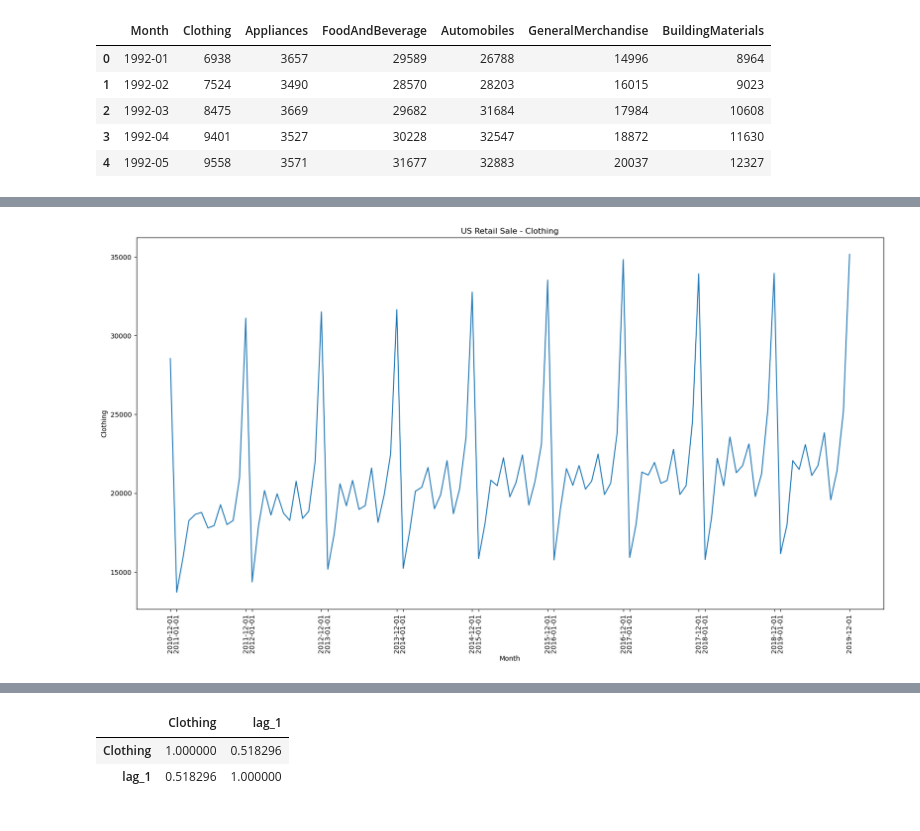
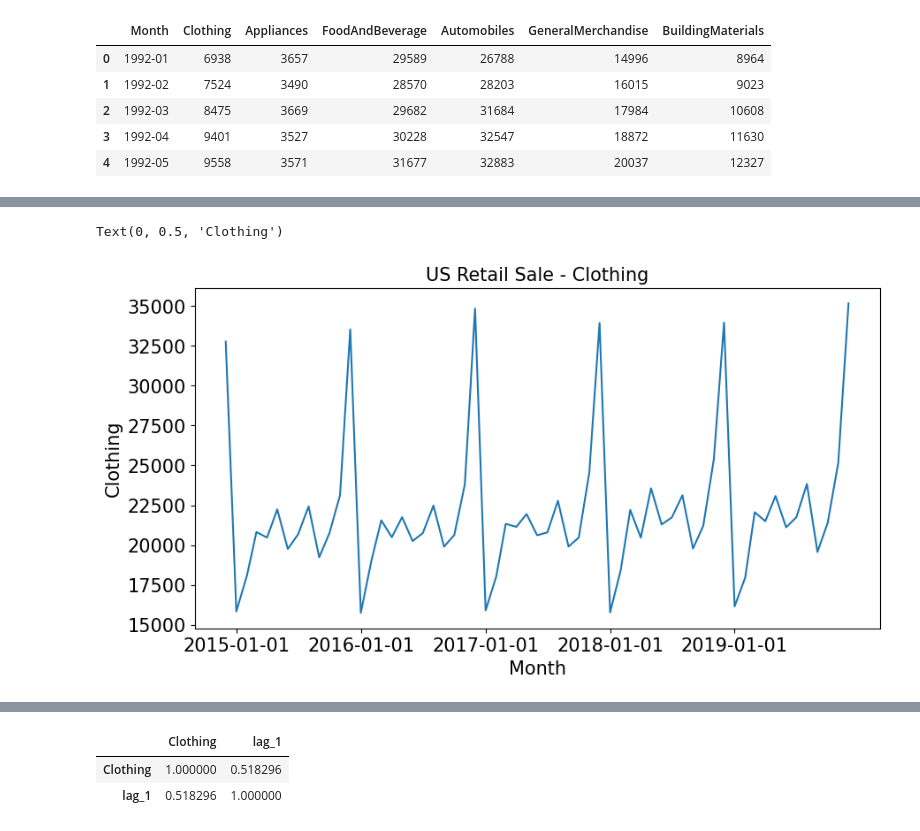
Before and after one commit to lhduc94/timeseries, a Jupyter notebook: notebooks/seasonal.ipynb, the cells around one changed output, grey strips where cells are left out. Saved outputs shown, nothing was run; the diff lists cells and outputs as text; code cells hidden in the pictures.

```diff
--- a/notebooks/seasonal.ipynb
+++ b/notebooks/seasonal.ipynb
@@ -15,7 +15,7 @@ df.head()
 # %%
 df['Month'] = pd.to_datetime(df['Month'])
 # %%
-data = df[df.Month>=pd.to_datetime('2010-12-01')]
+data = df[df.Month>=pd.to_datetime('2014-12-01')]
 # %%
 data
 # %% [output]
@@ -42,20 +40,19 @@ array(['2010-12-01T00:00:00.000000000', '2011-12-01T00:00:00.000000000',
        '2018-12-01T00:00:00.000000000', '2019-12-01T00:00:00.000000000'],
       dtype='datetime64[ns]')
 # %%
-plt.figure(figsize=(20,10))
+plt.figure(figsize=(10,5))
 sns.lineplot(x='Month', y='Clothing', data=data)
-plt.title("US Retail Sale - Clothing")
-_ = plt.xticks(sorted(['2010-12-01T00:00:00.000000000', '2011-12-01T00:00:00.000000000',
-       '2012-12-01T00:00:00.000000000', '2013-12-01T00:00:00.000000000',
-       '2014-12-01T00:00:00.000000000', '2015-12-01T00:00:00.000000000',
-       '2016-12-01T00:00:00.000000000', '2017-12-01T00:00:00.000000000',
-       '2018-12-01T00:00:00.000000000', '2019-12-01T00:00:00.000000000']+['2011-01-01T00:00:00.000000000', '2012-01-01T00:00:00.000000000',
-       '2013-01-01T00:00:00.000000000', '2014-01-01T00:00:00.000000000',
+plt.title("US Retail Sale - Clothing", fontsize=15)
+_ = plt.xticks(sorted([
        '2015-01-01T00:00:00.000000000', '2016-01-01T00:00:00.000000000',
        '2017-01-01T00:00:00.000000000', '2018-01-01T00:00:00.000000000',
-       '2019-01-01T00:00:00.000000000']), rotation=90)
+       '2019-01-01T00:00:00.000000000']),fontsize=15)
+plt.xlabel('Month',fontsize=15)
+plt.yticks(fontsize=15)
+plt.ylabel('Clothing',fontsize=15)
 # %% [output]
+Text(0, 0.5, 'Clothing')
-[figure, old version]
+[figure, new version]
 # %%
 df = df[['Month',"Clothing"]]
 # %%
```
Also changed, not shown: parts of 23 cells of this notebook, 9 other files.
